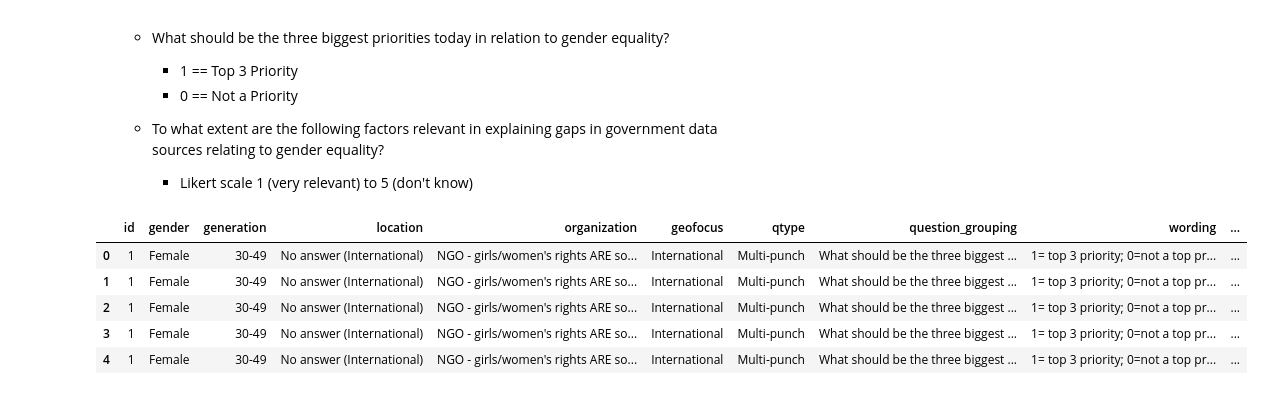
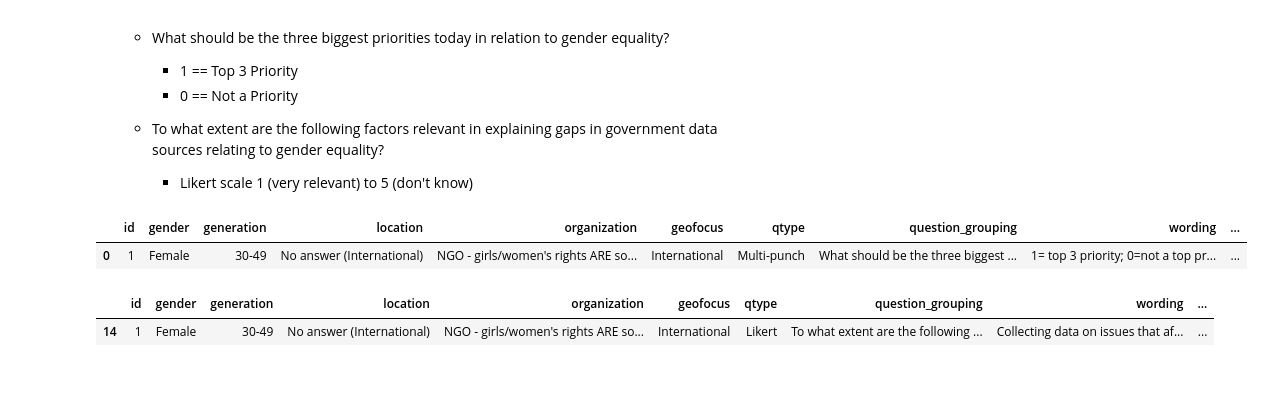
Before and after one commit to faithkane3/makeovermonday, a Jupyter notebook: visualizing_equality/first_look_equality.ipynb, the cells around one changed output. Cells and saved outputs as stored; diff of their text form; code cells hidden in the pictures.

```diff
--- a/visualizing_equality/first_look_equality.ipynb
+++ b/visualizing_equality/first_look_equality.ipynb
@@ -228,13 +242,13 @@ df[df.qtype == 'Likert']
         - Likert scale 1 (very relevant) to 5 (don't know)
 # %%
 multi = df[df.question_grouping == 'What should be the three biggest priorities today in relation to gender equality?']
-multi.head()
+multi.head(1)
 # %% [output]
 |  | id | gender | generation | location | organization | geofocus | qtype | question_grouping | wording | ... |
 | 0 | 1 | Female | 30-49 | No answer (International) | NGO - girls/women's rights ARE so... | International | Multi-punch | What should be the three biggest ... | 1= top 3 priority; 0=not a top pr... | ... |
-| 1 | 1 | Female | 30-49 | No answer (International) | NGO - girls/women's rights ARE so... | International | Multi-punch | What should be the three biggest ... | 1= top 3 priority; 0=not a top pr... | ... |
-| 2 | 1 | Female | 30-49 | No answer (International) | NGO - girls/women's rights ARE so... | International | Multi-punch | What should be the three biggest ... | 1= top 3 priority; 0=not a top pr... | ... |
-| 3 | 1 | Female | 30-49 | No answer (International) | NGO - girls/women's rights ARE so... | International | Multi-punch | What should be the three biggest ... | 1= top 3 priority; 0=not a top pr... | ... |
-| 4 | 1 | Female | 30-49 | No answer (International) | NGO - girls/women's rights ARE so... | International | Multi-punch | What should be the three biggest ... | 1= top 3 priority; 0=not a top pr... | ... |
 # %%
 likert = df[df.question_grouping == 'To what extent are the following factors relevant in explaining gaps in government data sources relating to gender equality?']
+likert.head(1)
+# %% [output]
+|  | id | gender | generation | location | organization | geofocus | qtype | question_grouping | wording | ... |
+| 14 | 1 | Female | 30-49 | No answer (International) | NGO - girls/women's rights ARE so... | International | Likert | To what extent are the following ... | Collecting data on issues that af... | ... |
```
Also changed, not shown: parts of 12 cells of this notebook, 1 other file.
